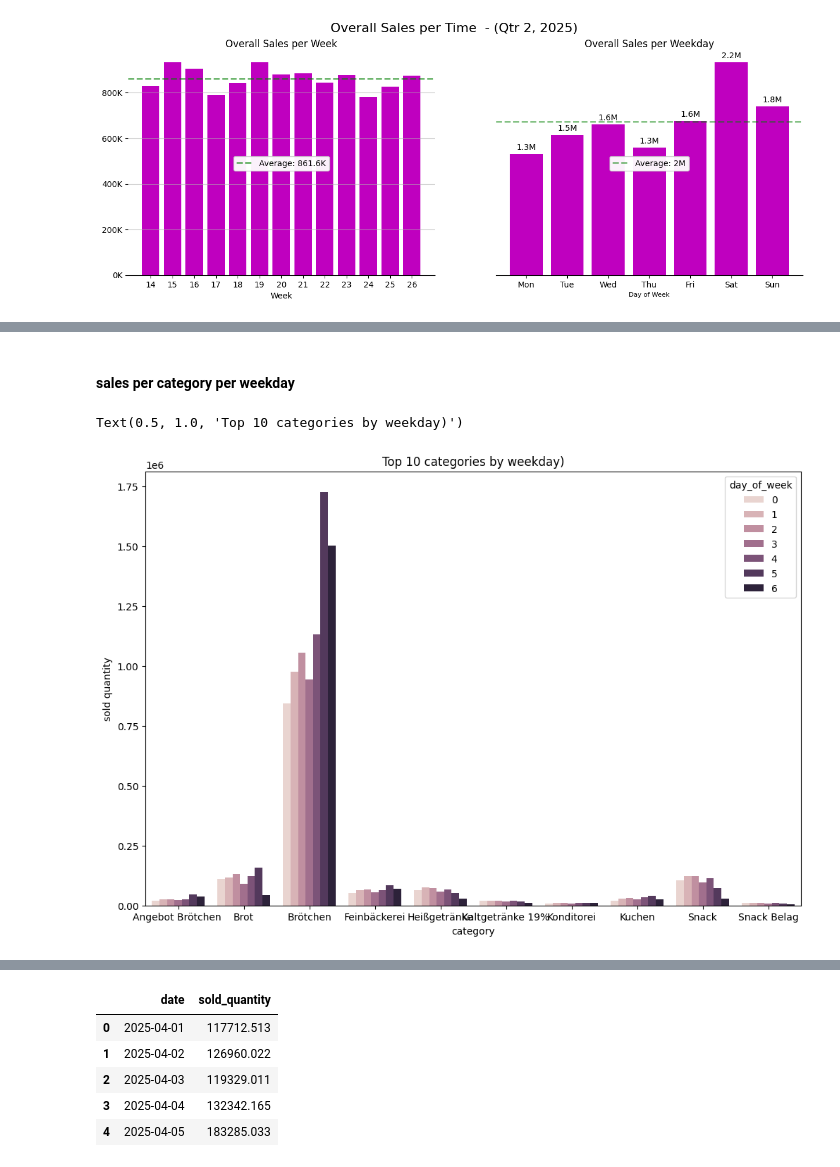
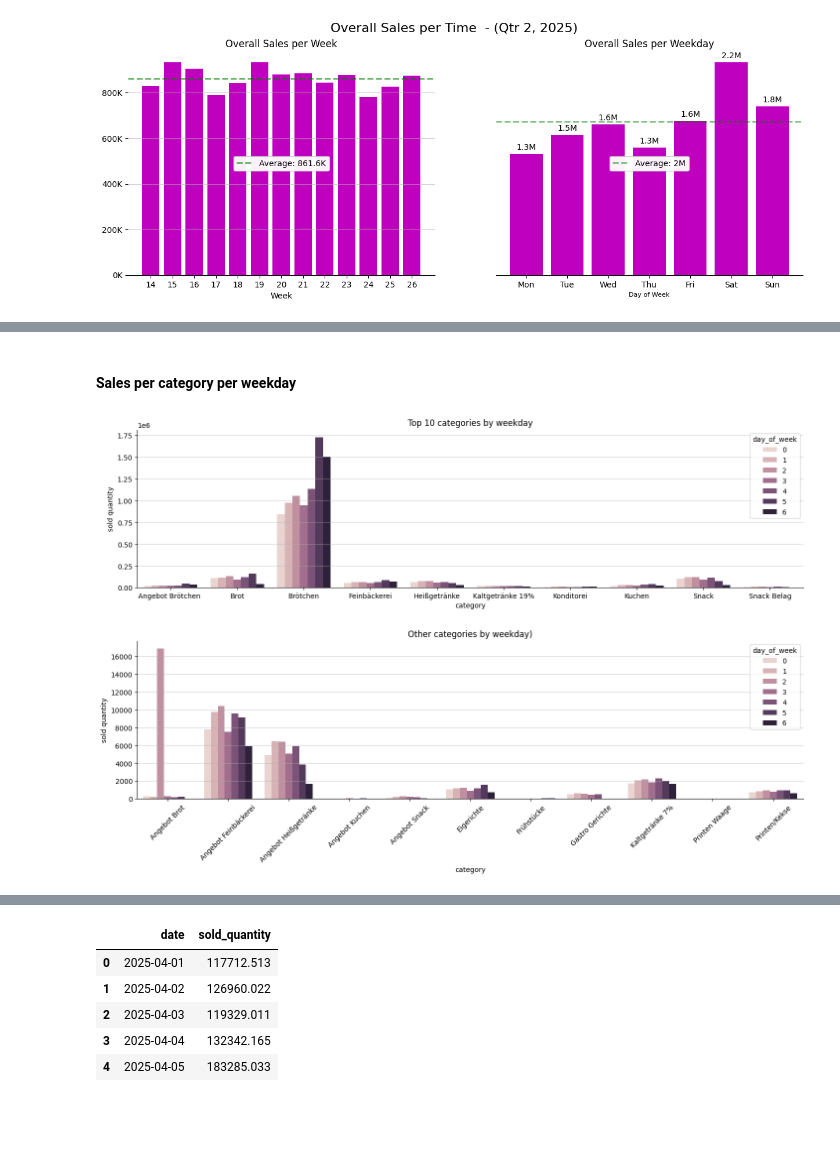
Before and after one commit to shuting-fish/food_prediction, a Jupyter notebook: visualization_fp.ipynb, the cells around one changed output, grey strips where cells are left out. Saved outputs shown, nothing was run; the diff lists cells and outputs as text; code cells hidden in the pictures; blank space fills up the shorter version.

```diff
--- a/visualization_fp.ipynb
+++ b/visualization_fp.ipynb
@@ -1390,7 +1532,8 @@ None
 # %%
 # sales per week and weekday
 
-sales_per_week = sales_adj.groupby('week')['sold_quantity'].sum()[:-1] # last week incomplete
+sales_per_week = df.groupby('week')['sold_quantity'].sum()[:-1] # last week incomplete
+#sales_per_week = sales_adj.groupby('week')['sold_quantity'].sum()[:-1] # last week incomplete
 #print('Sales per week:')
 #print(sales_per_week)
 
@@ -1553,14 +1696,33 @@ plt.show()
 # %% [markdown]
-#### sales per category per weekday
+#### __Sales per category per weekday__
 # %%
+fig, ax = plt.subplots(2,1, figsize=(15,10))
+
+# top 10 catagories per weekday
 sales_agg2 = df[['category_name', 'day_of_week', 'sold_quantity']].groupby(['category_name', 'day_of_week' ]).sum()
 sales_agg2 = sales_agg2.reset_index()
 sales_agg2_top = sales_agg2[sales_agg2['category_name'].isin(top_10_cat.index)]
-plt.figure(figsize = (12,8))
-sns.barplot(x = 'category_name', y = 'sold_quantity', hue = 'day_of_week', data = sales_agg2_top)
-plt.xlabel('category')
-plt.ylabel('sold quantity')
-plt.title('Top 10 categories by weekday)')
+
+sns.barplot(x = 'category_name', y = 'sold_quantity', hue = 'day_of_week', data = sales_agg2_top, ax=ax[0])
+ax[0].set_xlabel('category')
+ax[0].set_ylabel('sold quantity')
+ax[0].set_title('Top 10 categories by weekday')
+
+
+# other categories per weekday
+sales_agg2_other = sales_agg2[~ sales_agg2['category_name'].isin(top_10_cat.index)]
+
+sns.barplot(x = 'category_name', y = 'sold_quantity', hue = 'day_of_week', data = sales_agg2_other, ax=ax[1])
+ax[1].set_xlabel('category')
+ax[1].set_ylabel('sold quantity')
+ax[1].set_title('Other categories by weekday)')
+ax[1].tick_params(axis='x', labelrotation=45)
+
+for a in ax:
+    a.grid(axis='y', alpha=0.6)
+    a.spines[['top', 'right']].set_visible(False)
+
+plt.tight_layout(pad=3)
+plt.show()
 # %% [output]
-Text(0.5, 1.0, 'Top 10 categories by weekday)')
-[figure, old version]
+[figure, new version]
```
Also changed, not shown: parts of 82 cells of this notebook.
